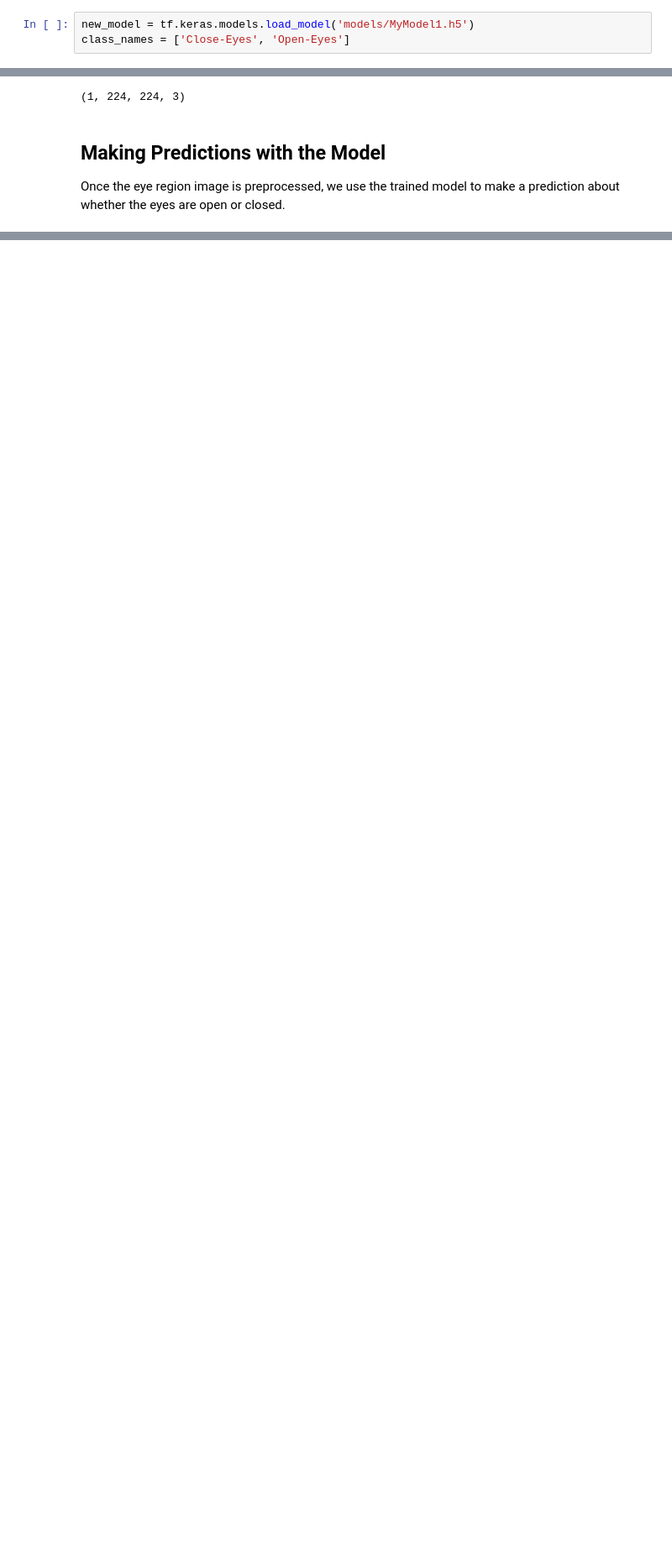
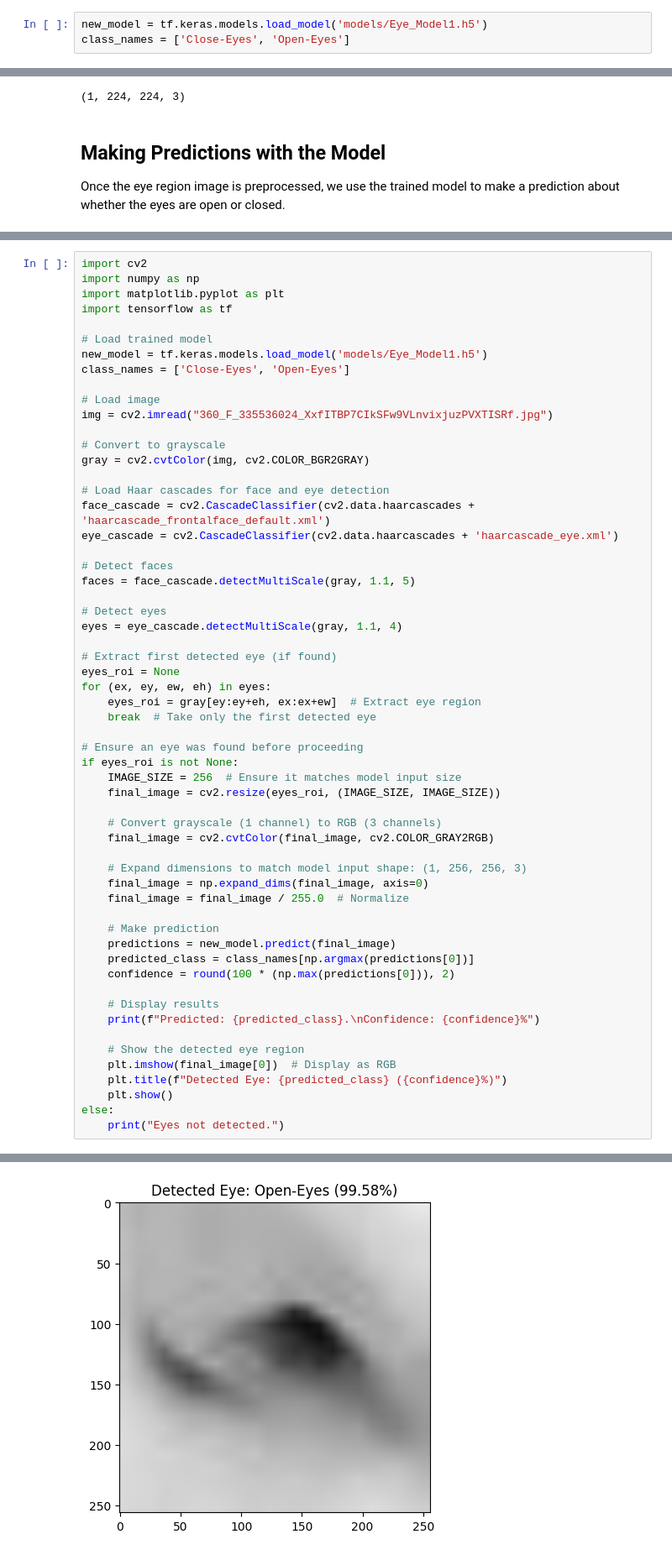
Before and after one commit to oussemamansouri/Real-Time-Drowsiness-Detection, a Jupyter notebook: Model Test With images.ipynb, the cells around one changed output, grey strips where cells are left out. Shown: that part at 84% size. Drawn from its saved outputs; the diff is of its cells as text; blank space fills up the shorter version.

```diff
--- a/Model Test With images.ipynb
+++ b/Model Test With images.ipynb
@@ -10,7 +10,7 @@ import tensorflow as tf
 # %% [markdown]
 ## Load The Model And Defining Class Labels
 # %%
-new_model = tf.keras.models.load_model('models/MyModel1.h5')
+new_model = tf.keras.models.load_model('models/Eye_Model1.h5')
 class_names = ['Close-Eyes', 'Open-Eyes']
 # %% [markdown]
 ## Loading and Displaying an Image
@@ -107,0 +111,59 @@ Predicted: Open-Eyes.
+# %%
+import cv2
+import numpy as np
+import matplotlib.pyplot as plt
+import tensorflow as tf
+
+# Load trained model
+new_model = tf.keras.models.load_model('models/Eye_Model1.h5')
+class_names = ['Close-Eyes', 'Open-Eyes']
+
+# Load image
+img = cv2.imread("360_F_335536024_XxfITBP7CIkSFw9VLnvixjuzPVXTISRf.jpg")
+
+# Convert to grayscale
+gray = cv2.cvtColor(img, cv2.COLOR_BGR2GRAY)
+
+# Load Haar cascades for face and eye detection
+face_cascade = cv2.CascadeClassifier(cv2.data.haarcascades + 'haarcascade_frontalface_default.xml')
+eye_cascade = cv2.CascadeClassifier(cv2.data.haarcascades + 'haarcascade_eye.xml')
+
+# Detect faces
+faces = face_cascade.detectMultiScale(gray, 1.1, 5)
+
+# Detect eyes
+eyes = eye_cascade.detectMultiScale(gray, 1.1, 4)
+
+# Extract first detected eye (if found)
+eyes_roi = None
+for (ex, ey, ew, eh) in eyes:
+    eyes_roi = gray[ey:ey+eh, ex:ex+ew]  # Extract eye region
+    break  # Take only the first detected eye
+
+# Ensure an eye was found before proceeding
+if eyes_roi is not None:
+    IMAGE_SIZE = 256  # Ensure it matches model input size
+    final_image = cv2.resize(eyes_roi, (IMAGE_SIZE, IMAGE_SIZE))
+
+    # Convert grayscale (1 channel) to RGB (3 channels)
+    final_image = cv2.cvtColor(final_image, cv2.COLOR_GRAY2RGB)
+
+    # Expand dimensions to match model input shape: (1, 256, 256, 3)
+    final_image = np.expand_dims(final_image, axis=0)
+    final_image = final_image / 255.0  # Normalize
+
+    # Make prediction
+    predictions = new_model.predict(final_image)
+    predicted_class = class_names[np.argmax(predictions[0])]
+    confidence = round(100 * (np.max(predictions[0])), 2)
+
+    # Display results
+    print(f"Predicted: {predicted_class}.\nConfidence: {confidence}%")
+
+    # Show the detected eye region
+    plt.imshow(final_image[0])  # Display as RGB
+    plt.title(f"Detected Eye: {predicted_class} ({confidence}%)")
+    plt.show()
+else:
+    print("Eyes not detected.")
+# %% [output]
@@ -107,0 +172 @@ Predicted: Open-Eyes.
+[figure, added]
```
Also changed, not shown: parts of 5 cells of this notebook.
